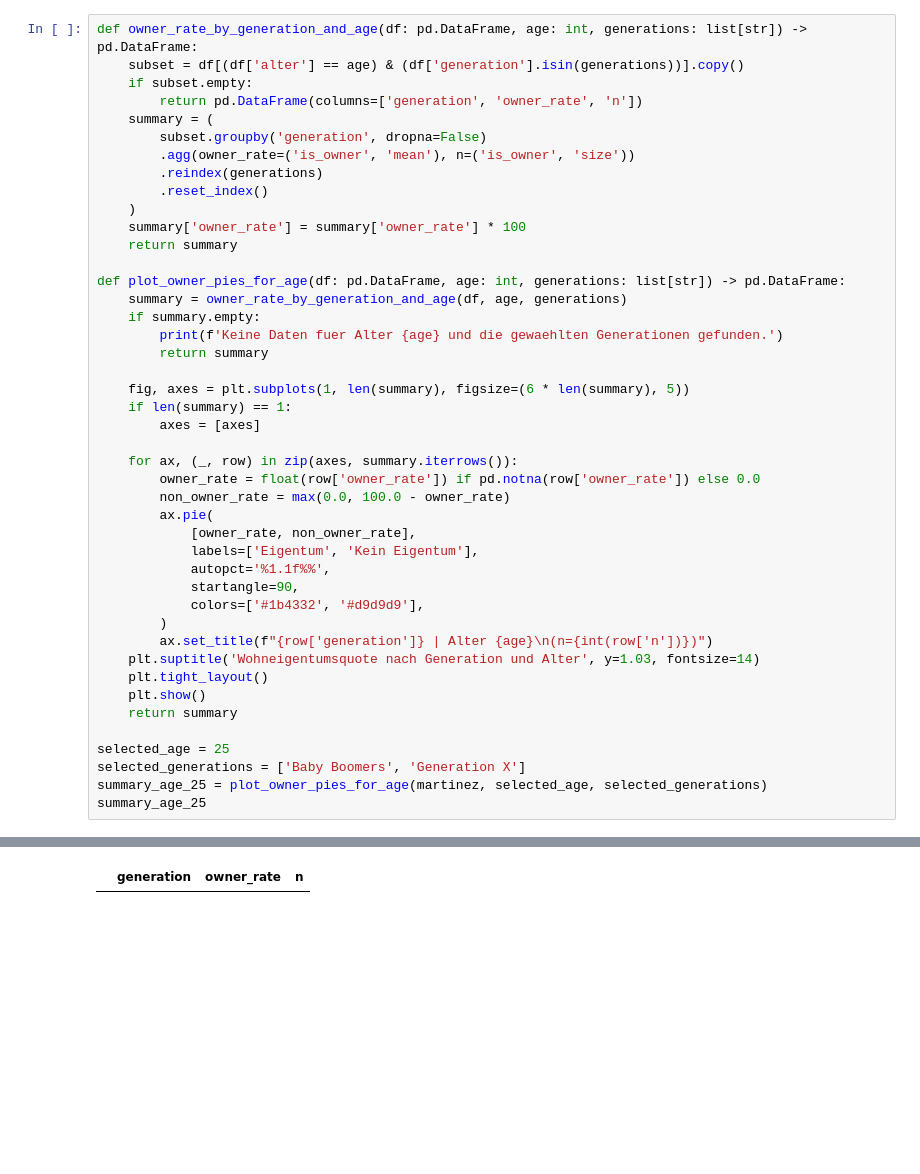
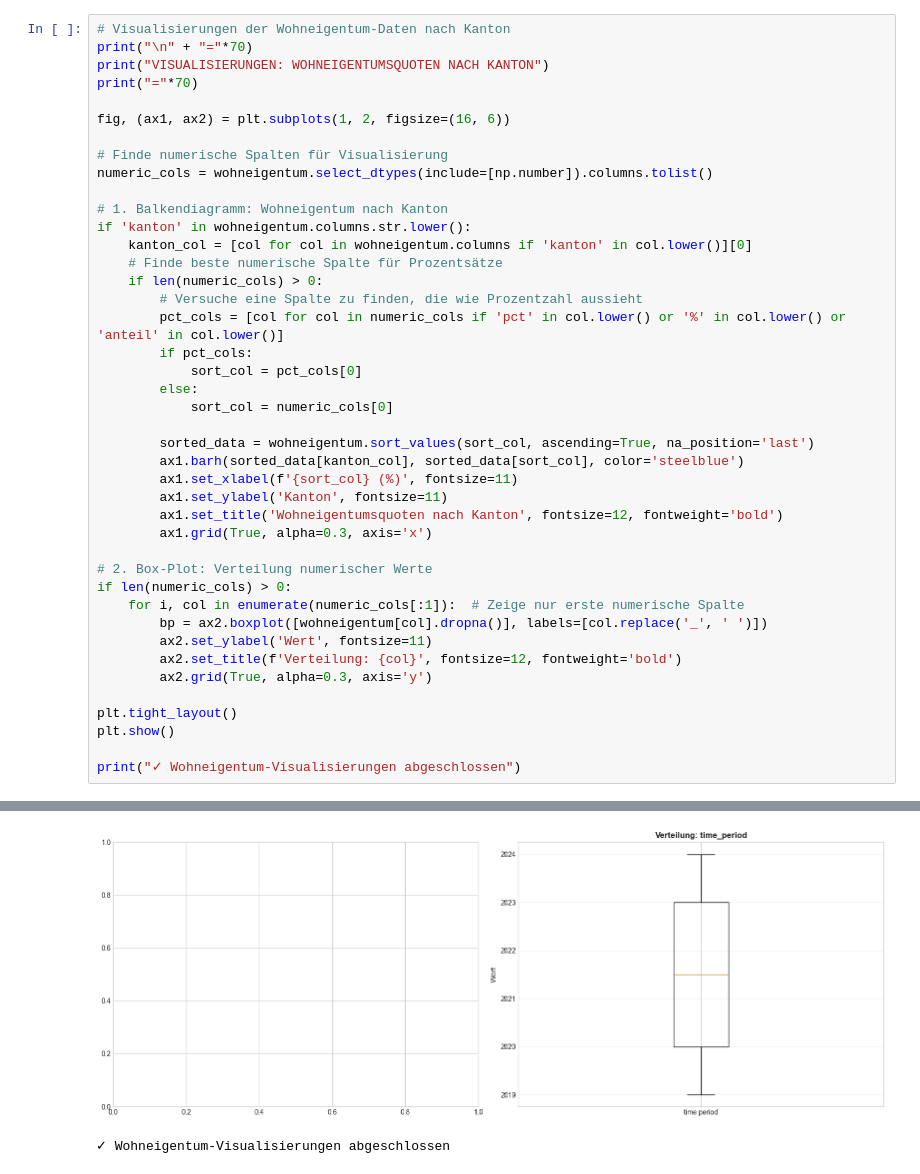
Before and after one commit to javi36/PODSV_Visualisierungsprojekt, a Jupyter notebook: eda/eda_whoowns.ipynb, the cells around one changed output, grey strips where cells are left out. Cells and saved outputs as stored; diff of their text form; blank space fills up the shorter version.

Commit message:
load sources abgeschlossen und eda angepasst

```diff
--- a/eda/eda_whoowns.ipynb
+++ b/eda/eda_whoowns.ipynb
@@ -75,45 +152,43 @@ martinez[['alter', 'generation', 'bewohnertyp', 'is_owner']].head()
 # %%
-def owner_rate_by_generation_and_age(df: pd.DataFrame, age: int, generations: list[str]) -> pd.DataFrame:
-    subset = df[(df['alter'] == age) & (df['generation'].isin(generations))].copy()
-    if subset.empty:
-        return pd.DataFrame(columns=['generation', 'owner_rate', 'n'])
-    summary = (
-        subset.groupby('generation', dropna=False)
-        .agg(owner_rate=('is_owner', 'mean'), n=('is_owner', 'size'))
-        .reindex(generations)
-        .reset_index()
-    )
-    summary['owner_rate'] = summary['owner_rate'] * 100
-    return summary
+# Visualisierungen der Wohneigentum-Daten nach Kanton
+print("\n" + "="*70)
+print("VISUALISIERUNGEN: WOHNEIGENTUMSQUOTEN NACH KANTON")
+print("="*70)
 
-def plot_owner_pies_for_age(df: pd.DataFrame, age: int, generations: list[str]) -> pd.DataFrame:
-    summary = owner_rate_by_generation_and_age(df, age, generations)
-    if summary.empty:
-        print(f'Keine Daten fuer Alter {age} und die gewaehlten Generationen gefunden.')
-        return summary
+fig, (ax1, ax2) = plt.subplots(1, 2, figsize=(16, 6))
 
-    fig, axes = plt.subplots(1, len(summary), figsize=(6 * len(summary), 5))
-    if len(summary) == 1:
-        axes = [axes]
+# Finde numerische Spalten für Visualisierung
+numeric_cols = wohneigentum.select_dtypes(include=[np.number]).columns.tolist()
 
-    for ax, (_, row) in zip(axes, summary.iterrows()):
-        owner_rate = float(row['owner_rate']) if pd.notna(row['owner_rate']) else 0.0
-        non_owner_rate = max(0.0, 100.0 - owner_rate)
-        ax.pie(
-            [owner_rate, non_owner_rate],
-            labels=['Eigentum', 'Kein Eigentum'],
-            autopct='%1.1f%%',
-            startangle=90,
-            colors=['#1b4332', '#d9d9d9'],
-        )
-        ax.set_title(f"{row['generation']} | Alter {age}\n(n={int(row['n'])})")
-    plt.suptitle('Wohneigentumsquote nach Generation und Alter', y=1.03, fontsize=14)
-    plt.tight_layout()
-    plt.show()
-    return summary
+# 1. Balkendiagramm: Wohneigentum nach Kanton
+if 'kanton' in wohneigentum.columns.str.lower():
+    kanton_col = [col for col in wohneigentum.columns if 'kanton' in col.lower()][0]
+    # Finde beste numerische Spalte für Prozentsätze
+    if len(numeric_cols) > 0:
+        # Versuche eine Spalte zu finden, die wie Prozentzahl aussieht
+        pct_cols = [col for col in numeric_cols if 'pct' in col.lower() or '%' in col.lower() or 'anteil' in col.lower()]
+        if pct_cols:
+            sort_col = pct_cols[0]
+        else:
+            sort_col = numeric_cols[0]
 
-selected_age = 25
-selected_generations = ['Baby Boomers', 'Generation X']
-summary_age_25 = plot_owner_pies_for_age(martinez, selected_age, selected_generations)
-summary_age_25
+        sorted_data = wohneigentum.sort_values(sort_col, ascending=True, na_position='last')
+        ax1.barh(sorted_data[kanton_col], sorted_data[sort_col], color='steelblue')
+        ax1.set_xlabel(f'{sort_col} (%)', fontsize=11)
+        ax1.set_ylabel('Kanton', fontsize=11)
+        ax1.set_title('Wohneigentumsquoten nach Kanton', fontsize=12, fontweight='bold')
+        ax1.grid(True, alpha=0.3, axis='x')
+
+# 2. Box-Plot: Verteilung numerischer Werte
+if len(numeric_cols) > 0:
+    for i, col in enumerate(numeric_cols[:1]):  # Zeige nur erste numerische Spalte
+        bp = ax2.boxplot([wohneigentum[col].dropna()], labels=[col.replace('_', ' ')])
+        ax2.set_ylabel('Wert', fontsize=11)
+        ax2.set_title(f'Verteilung: {col}', fontsize=12, fontweight='bold')
+        ax2.grid(True, alpha=0.3, axis='y')
+
+plt.tight_layout()
+plt.show()
+
+print("✓ Wohneigentum-Visualisierungen abgeschlossen")
 # %% [output]
@@ -121 +198,2 @@ Keine Daten fuer Alter 25 und die gewaehlten Generationen gefunden.
-|  | generation | owner_rate | n |
+[figure, added]
+✓ Wohneigentum-Visualisierungen abgeschlossen
```
Also changed, not shown: parts of 9 cells of this notebook, 5 other files.
